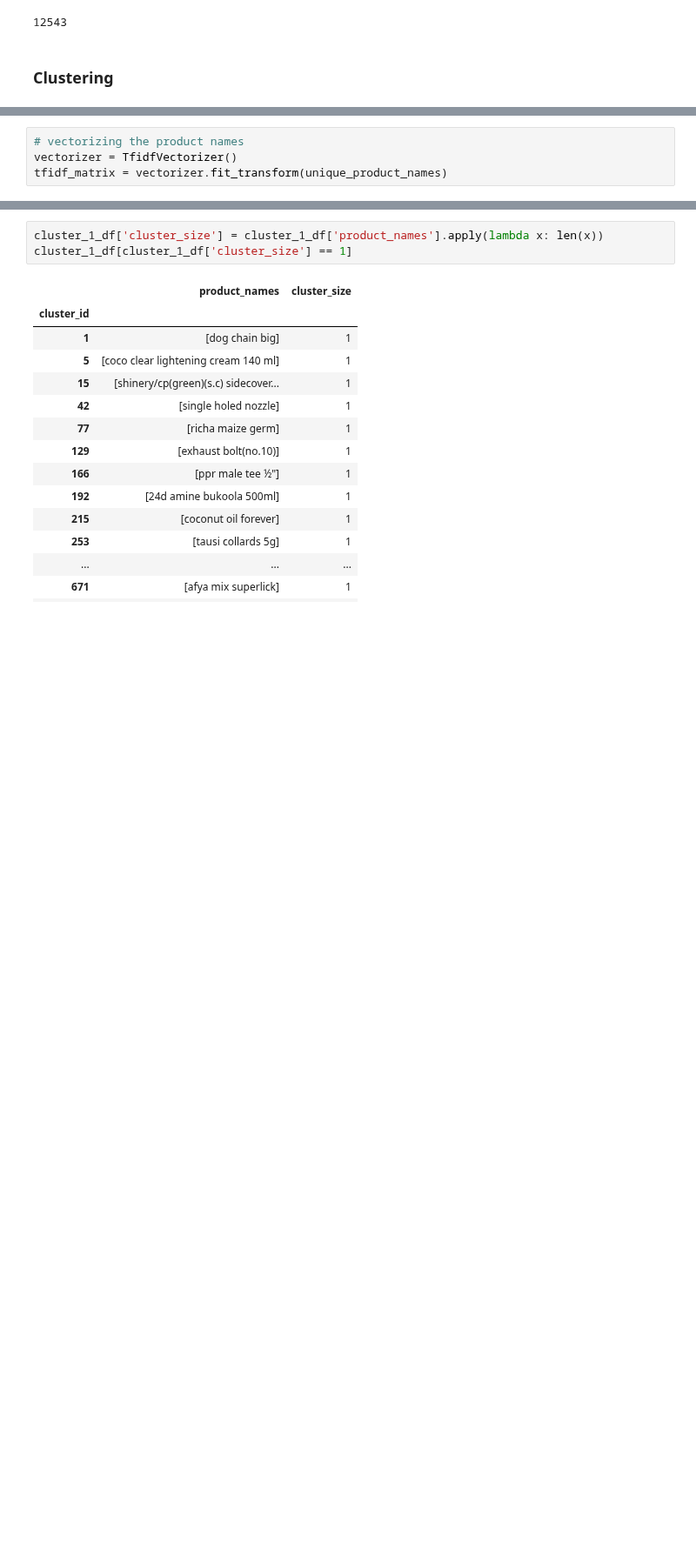
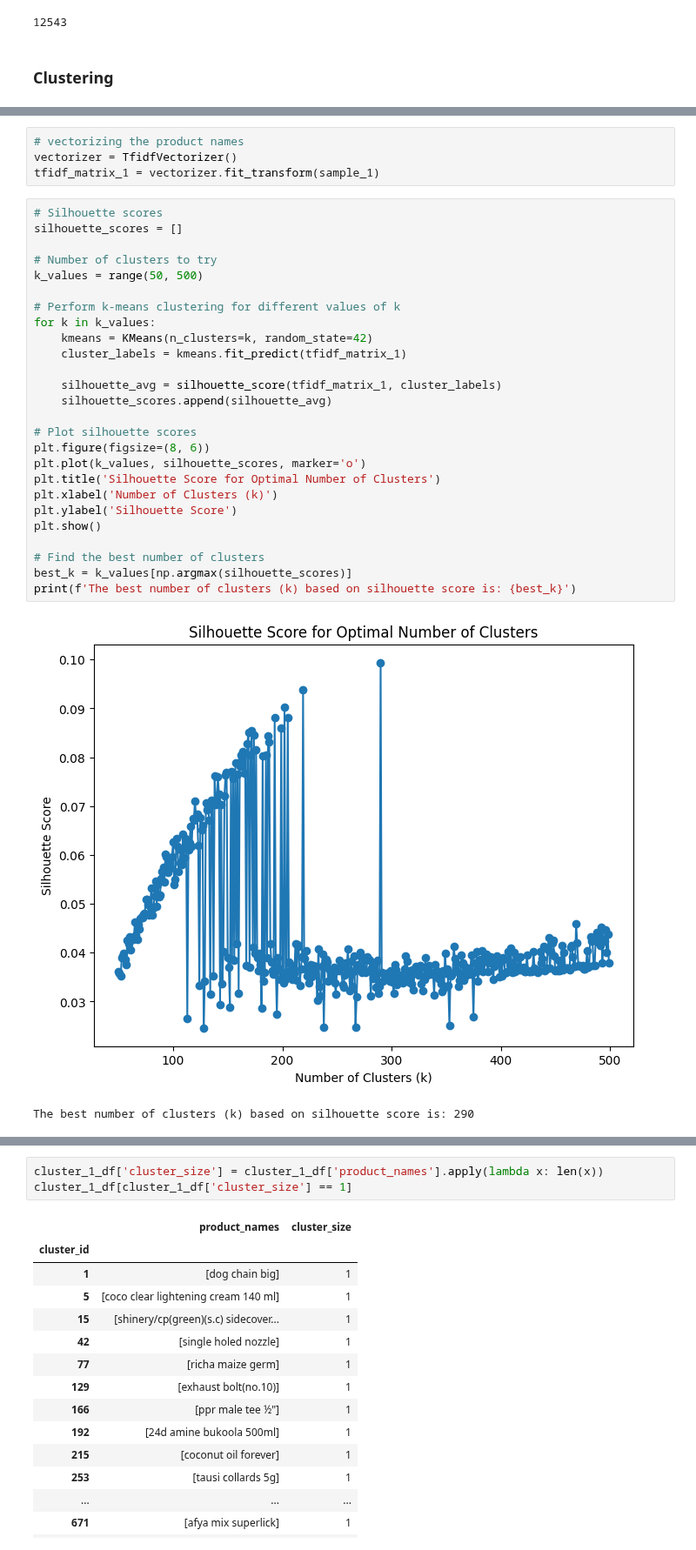
Before and after one commit to natbernard/Clustering-for-Product-Matching, a Jupyter notebook: models/model_v2/products_clustering.ipynb, the cells around one changed output, grey strips where cells are left out. Shown at 87% size. Drawn from its saved outputs; the diff is of its cells as text; blank space fills up the shorter version.

```diff
--- a/models/model_v2/products_clustering.ipynb
+++ b/models/model_v2/products_clustering.ipynb
@@ -67,6 +72,35 @@ len(unique_product_names)
 # %%
 # vectorizing the product names
 vectorizer = TfidfVectorizer()
-tfidf_matrix = vectorizer.fit_transform(unique_product_names)
+tfidf_matrix_1 = vectorizer.fit_transform(sample_1)
+# %%
+# Silhouette scores
+silhouette_scores = []
+
+# Number of clusters to try
+k_values = range(50, 500)
+
+# Perform k-means clustering for different values of k
+for k in k_values:
+    kmeans = KMeans(n_clusters=k, random_state=42)
+    cluster_labels = kmeans.fit_predict(tfidf_matrix_1)
+
+    silhouette_avg = silhouette_score(tfidf_matrix_1, cluster_labels)
+    silhouette_scores.append(silhouette_avg)
+
+# Plot silhouette scores
+plt.figure(figsize=(8, 6))
+plt.plot(k_values, silhouette_scores, marker='o')
+plt.title('Silhouette Score for Optimal Number of Clusters')
+plt.xlabel('Number of Clusters (k)')
+plt.ylabel('Silhouette Score')
+plt.show()
+
+# Find the best number of clusters
+best_k = k_values[np.argmax(silhouette_scores)]
+print(f'The best number of clusters (k) based on silhouette score is: {best_k}')
+# %% [output]
+[figure, added]
+The best number of clusters (k) based on silhouette score is: 290
 # %%
 # clustering the data
```
Also changed, not shown: parts of 6 cells of this notebook, 1 other file.
